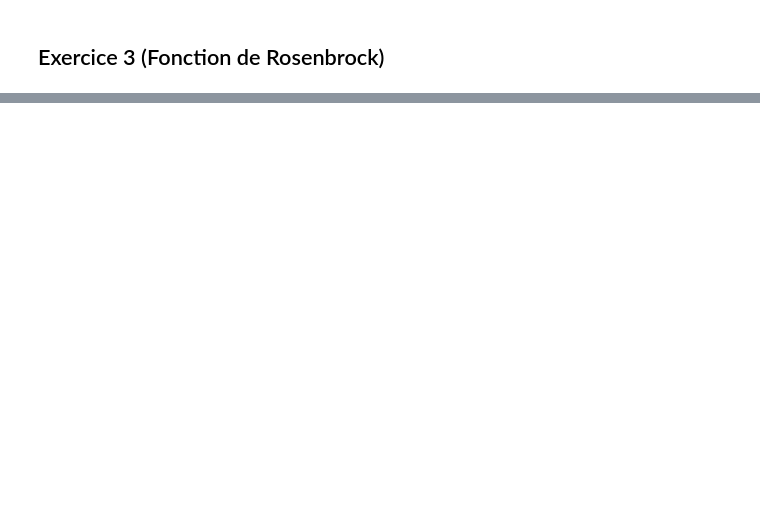
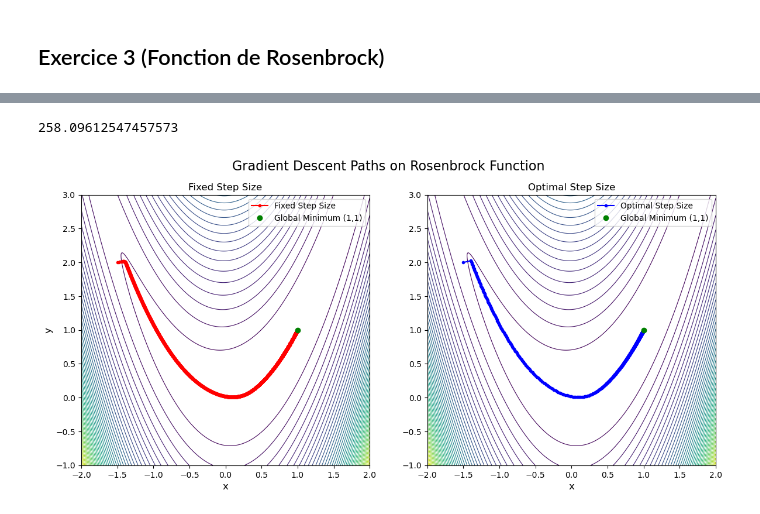
Before and after one commit to lyyric/CSMI_Notes, a Jupyter notebook: M1 S2/Optimisation/TP/TP1.ipynb, the cells around one changed output, grey strips where cells are left out. Drawn from its saved outputs; the diff is of its cells as text; code cells hidden in the pictures; blank space fills up the shorter version.

```diff
--- a/M1 S2/Optimisation/TP/TP1.ipynb
+++ b/M1 S2/Optimisation/TP/TP1.ipynb
@@ -235,0 +285,64 @@ n=100, SPD=True, Fixed steps=10000, Optimal steps=10000
+# %%
+H = np.array([[82, -40], [-40, 20]])
+cond = np.linalg.cond(H)
+print(cond)
+# %% [output]
+258.09612547457573
+# %%
+def f(x, y):
+    return (x - 1)**2 + 10 * (x**2 - y)**2
+
+def grad_f(xy):
+    x, y = xy
+    dfdx = 2*(x - 1) + 40*x*(x**2 - y)
+    dfdy = -20*(x**2 - y)
+    return np.array([dfdx, dfdy])
+
+def gradient_descent(f, grad_f, x0, alpha, max_iter=10000, tol=1e-6, optimal_step=False):
+    x = x0.copy()
+    path = [x.copy()]
+    for _ in range(max_iter):
+        g = grad_f(x)
+        if np.linalg.norm(g) < tol:
+            break
+        if optimal_step:
+            def phi(a): return f(*(x - a * g))
+            a_vals = np.linspace(0, 0.01, 100)
+            alpha = a_vals[np.argmin([phi(a) for a in a_vals])]
+        x = x - alpha * g
+        path.append(x.copy())
+    return np.array(path)
+
+x0 = np.array([-1.5, 2.0])
+path_const = gradient_descent(f, grad_f, x0, alpha=1e-3)
+path_opt   = gradient_descent(f, grad_f, x0, alpha=1e-3, optimal_step=True)
+
+x = np.linspace(-2, 2, 500)
+y = np.linspace(-1, 3, 500)
+XX, YY = np.meshgrid(x, y)
+ZZ = f(XX, YY)
+
+plt.figure(figsize=(14, 6))
+
+plt.subplot(1, 2, 1)
+plt.contour(XX, YY, ZZ, levels=50, linewidths=0.8)
+plt.plot(path_const[:,0], path_const[:,1], 'r.-', label='Fixed Step Size')
+plt.plot(1, 1, 'go', label='Global Minimum (1,1)')
+plt.title("Fixed Step Size")
+plt.xlabel('x', fontsize=12)
+plt.ylabel('y', fontsize=12)
+plt.legend(fontsize=10)
+
+plt.subplot(1, 2, 2)
+plt.contour(XX, YY, ZZ, levels=50, linewidths=0.8)
+plt.plot(path_opt[:,0], path_opt[:,1], 'b.-', label='Optimal Step Size')
+plt.plot(1, 1, 'go', label='Global Minimum (1,1)')
+plt.title("Optimal Step Size")
+plt.xlabel('x', fontsize=12)
+plt.legend(fontsize=10)
+
+plt.suptitle("Gradient Descent Paths on Rosenbrock Function", fontsize=16)
+
+plt.show()
+# %% [output]
+[figure, added]
```
Also changed, not shown: parts of 8 cells of this notebook, 7 other files.
